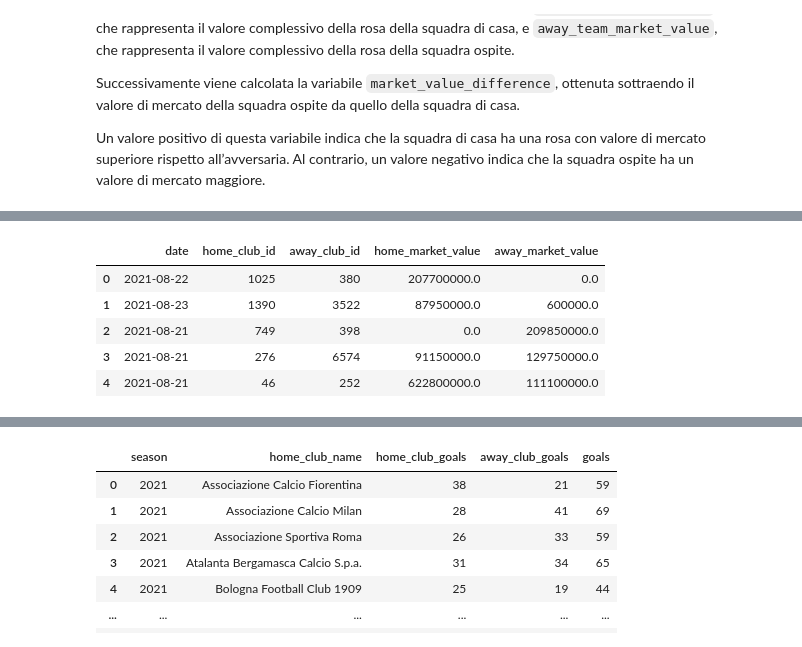
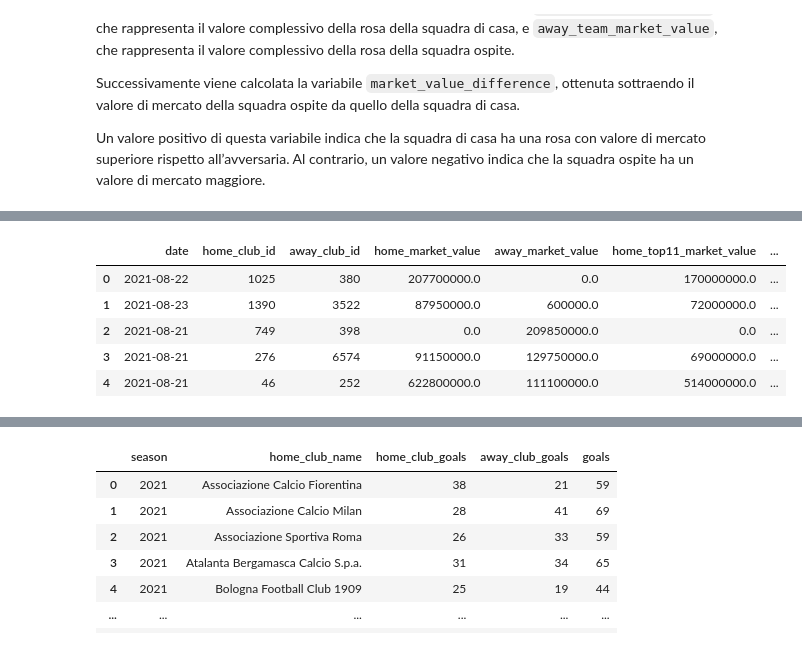
Before and after one commit to burraco04/serieA-Prediction-Model, a Jupyter notebook: notebook.ipynb, the cells around one changed output, grey strips where cells are left out. Saved outputs shown, nothing was run; the diff lists cells and outputs as text; code cells hidden in the pictures.

```diff
--- a/notebook.ipynb
+++ b/notebook.ipynb
@@ -261,13 +262,26 @@ latest_ratings_clean = latest_ratings[[
 
 players_values = seriea_players.merge(
     latest_ratings_clean,
-    on="player_id"
+    on="player_id",
+    how="left"
 )
+
+players_values["latest_market_value"] = pd.to_numeric(
+    players_values["latest_market_value"],
+    errors="coerce"
+).fillna(0)
+
+def sum_top_n(values, n):
+    return values.sort_values(ascending=False).head(n).sum()
 
 team_values = players_values.groupby(
     "current_club_id",
     as_index=False
-)["latest_market_value"].sum()
+).agg(
+    team_market_value=("latest_market_value", "sum"),
+    top11_market_value=("latest_market_value", lambda s: sum_top_n(s, 11)),
+    top5_market_value=("latest_market_value", lambda s: sum_top_n(s, 5))
+)
 
 clubs = pd.read_csv("tables/clubs.csv")
 
@@ -279,11 +293,11 @@ team_values = team_values.merge(
 )
 
 seriea_teams_values_5y = seriea_teams_last5.merge(
-    team_values[["club_id", "latest_market_value"]],
+    team_values[["club_id", "team_market_value", "top11_market_value", "top5_market_value"]],
     on="club_id",
     how="left"
 )
-seriea_teams_values_5y["latest_market_value"] = seriea_teams_values_5y["latest_market_value"].fillna(0)
+seriea_teams_values_5y[["team_market_value", "top11_market_value", "top5_market_value"]] = seriea_teams_values_5y[["team_market_value", "top11_market_value", "top5_market_value"]].fillna(0)
 seriea_teams_values_5y
 # %% [output]
 |  | club_id | club_code | name | domestic_competition_id | total_market_value | squad_size | average_age | ... |
@@ -319,10 +333,14 @@ Un valore positivo di questa variabile indica che la squadra di casa ha una rosa
 
 team_market_values = seriea_teams_values_5y[[
     "club_id",
-    "latest_market_value"
+    "team_market_value",
+    "top11_market_value",
+    "top5_market_value"
 ]].rename(columns={
     "club_id": "team_id",
-    "latest_market_value": "team_market_value"
+    "team_market_value": "team_market_value",
+    "top11_market_value": "team_top11_market_value",
+    "top5_market_value": "team_top5_market_value"
 })
 
 team_market_values
@@ -347,38 +365,46 @@ team_market_values
 # %%
 games_market = relevant_games.copy()
 
 games_market = games_market.merge(
     team_market_values.rename(columns={
         "team_id": "home_club_id",
-        "team_market_value": "home_market_value"
+        "team_market_value": "home_market_value",
+        "team_top11_market_value": "home_top11_market_value",
+        "team_top5_market_value": "home_top5_market_value"
     }),
     on="home_club_id",
     how="left"
 )
 
 games_market = games_market.merge(
     team_market_values.rename(columns={
         "team_id": "away_club_id",
-        "team_market_value": "away_market_value"
+        "team_market_value": "away_market_value",
+        "team_top11_market_value": "away_top11_market_value",
+        "team_top5_market_value": "away_top5_market_value"
     }),
     on="away_club_id",
     how="left"
 )
 
 games_market[[
     "date",
     "home_club_id",
     "away_club_id",
     "home_market_value",
-    "away_market_value"
+    "away_market_value",
+    "home_top11_market_value",
+    "away_top11_market_value",
+    "home_top5_market_value",
+    "away_top5_market_value"
 ]].head()
 # %% [output]
-|  | date | home_club_id | away_club_id | home_market_value | away_market_value |
-| 0 | 2021-08-22 | 1025 | 380 | 207700000.0 | 0.0 |
-| 1 | 2021-08-23 | 1390 | 3522 | 87950000.0 | 600000.0 |
-| 2 | 2021-08-21 | 749 | 398 | 0.0 | 209850000.0 |
-| 3 | 2021-08-21 | 276 | 6574 | 91150000.0 | 129750000.0 |
-| 4 | 2021-08-21 | 46 | 252 | 622800000.0 | 111100000.0 |
+|  | date | home_club_id | away_club_id | home_market_value | away_market_value | home_top11_market_value | ... |
+| 0 | 2021-08-22 | 1025 | 380 | 207700000.0 | 0.0 | 170000000.0 | ... |
+| 1 | 2021-08-23 | 1390 | 3522 | 87950000.0 | 600000.0 | 72000000.0 | ... |
+| 2 | 2021-08-21 | 749 | 398 | 0.0 | 209850000.0 | 0.0 | ... |
+| 3 | 2021-08-21 | 276 | 6574 | 91150000.0 | 129750000.0 | 69000000.0 | ... |
+| 4 | 2021-08-21 | 46 | 252 | 622800000.0 | 111100000.0 | 514000000.0 | ... |
 # %%
 games_market["market_value_difference"] = (
     games_market["home_market_value"] - games_market["away_market_value"]
```
Also changed, not shown: parts of 5 cells of this notebook.
